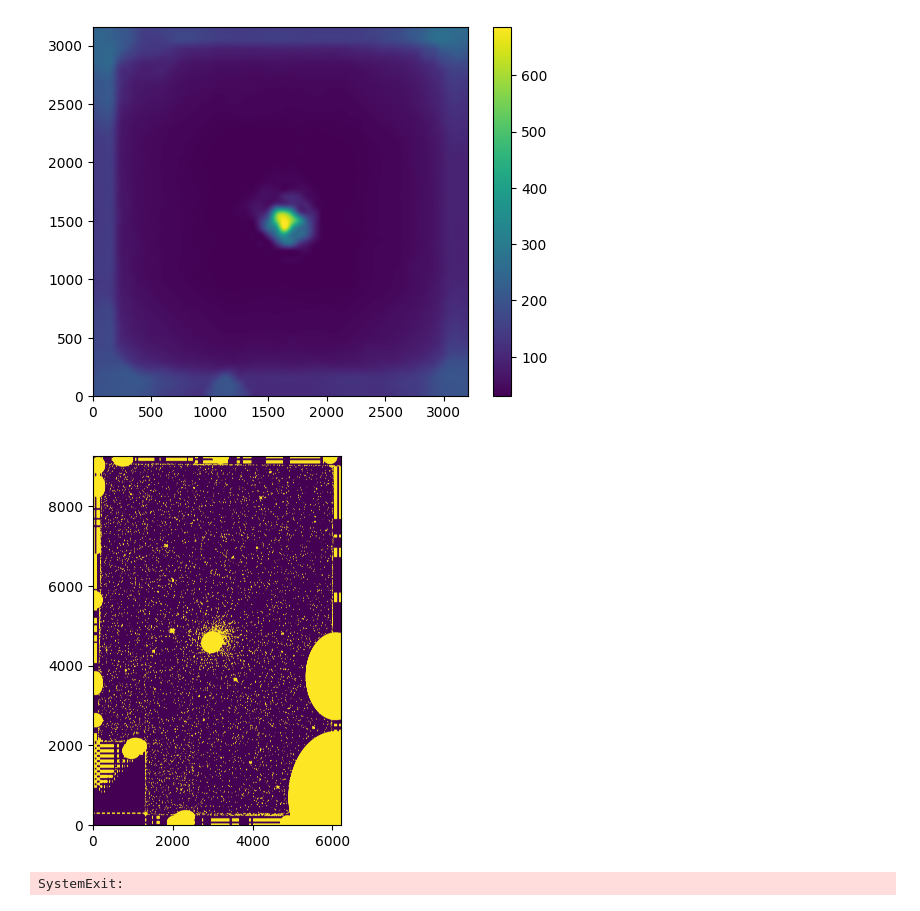
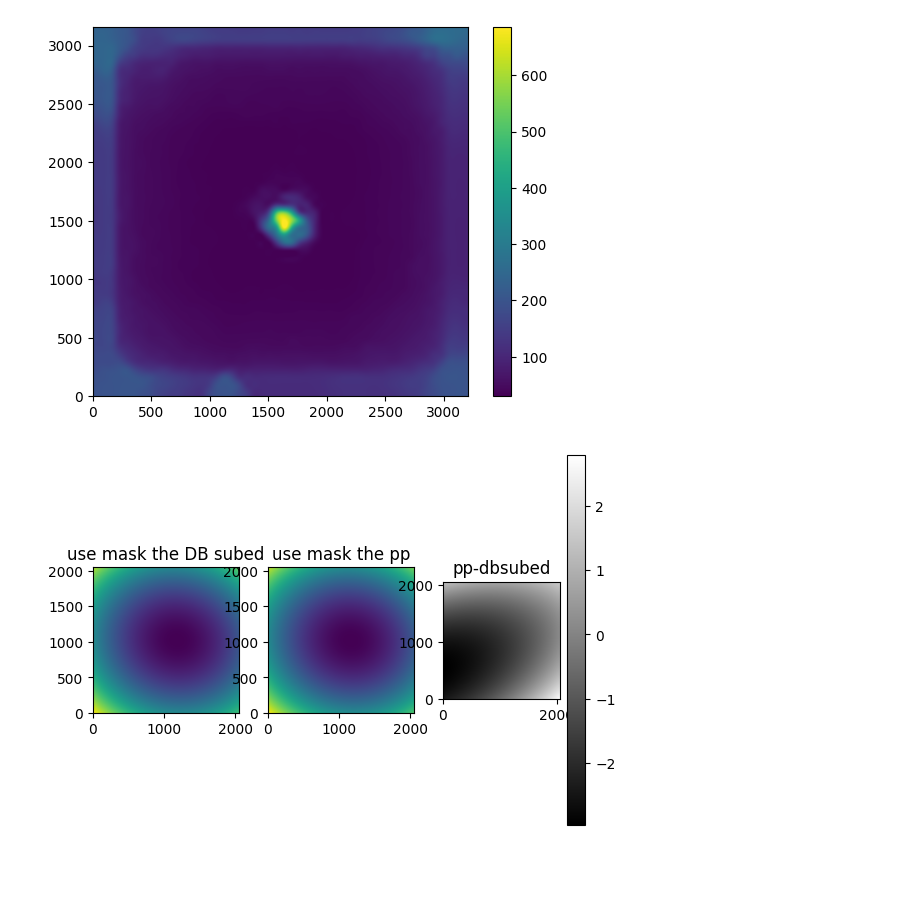
Before and after one commit to iyjang1026/astronomy, a Jupyter notebook: tmp.ipynb, the cells around one changed output. Drawn from its saved outputs; the diff is of its cells as text; code cells hidden in the pictures; blank space fills up the shorter version.

```diff
--- a/tmp.ipynb
+++ b/tmp.ipynb
@@ -40,15 +40,16 @@ plt.show()
 # %% [output]
 [figure]
 # %%
-hdu = fits.open('/volumes/ssd/2025-07-20/sky_subed_r/coadd.fits')[0].data
-from mask1 import region_mask
-mask = region_mask(hdu, 1.5)
-plt.imshow(mask, origin='lower')
+hdu1 = fits.open('/volumes/ssd/intern/25_summer/M101_L/bkg_1.fits')[0].data
+hdu2 = fits.open('/volumes/ssd/intern/25_summer/M101_L/bkg_2.fits')[0].data
+fig, axes = plt.subplots(1,3)
+axes[0].imshow(hdu1, origin='lower')
+axes[0].set_title('use mask the DB subed')
+axes[1].imshow(hdu2, origin='lower')
+axes[1].set_title('use mask the pp')
+diff = axes[2].imshow(hdu2-hdu1,cmap='grey', origin='lower')
+axes[2].set_title('pp-dbsubed')
+plt.colorbar(diff, ax=axes[2])
 plt.show()
-sys.exit()
-data = np.where(mask!=0, np.nan, hdu)
-mean, median, std = sigma_clipped_stats(data, cenfunc='median', stdfunc='mad_std', sigma=3)
-print(median, std)
 # %% [output]
-[figure, old version]
+[figure, new version]
-SystemExit:
```
Also changed, not shown: 12 other files.
